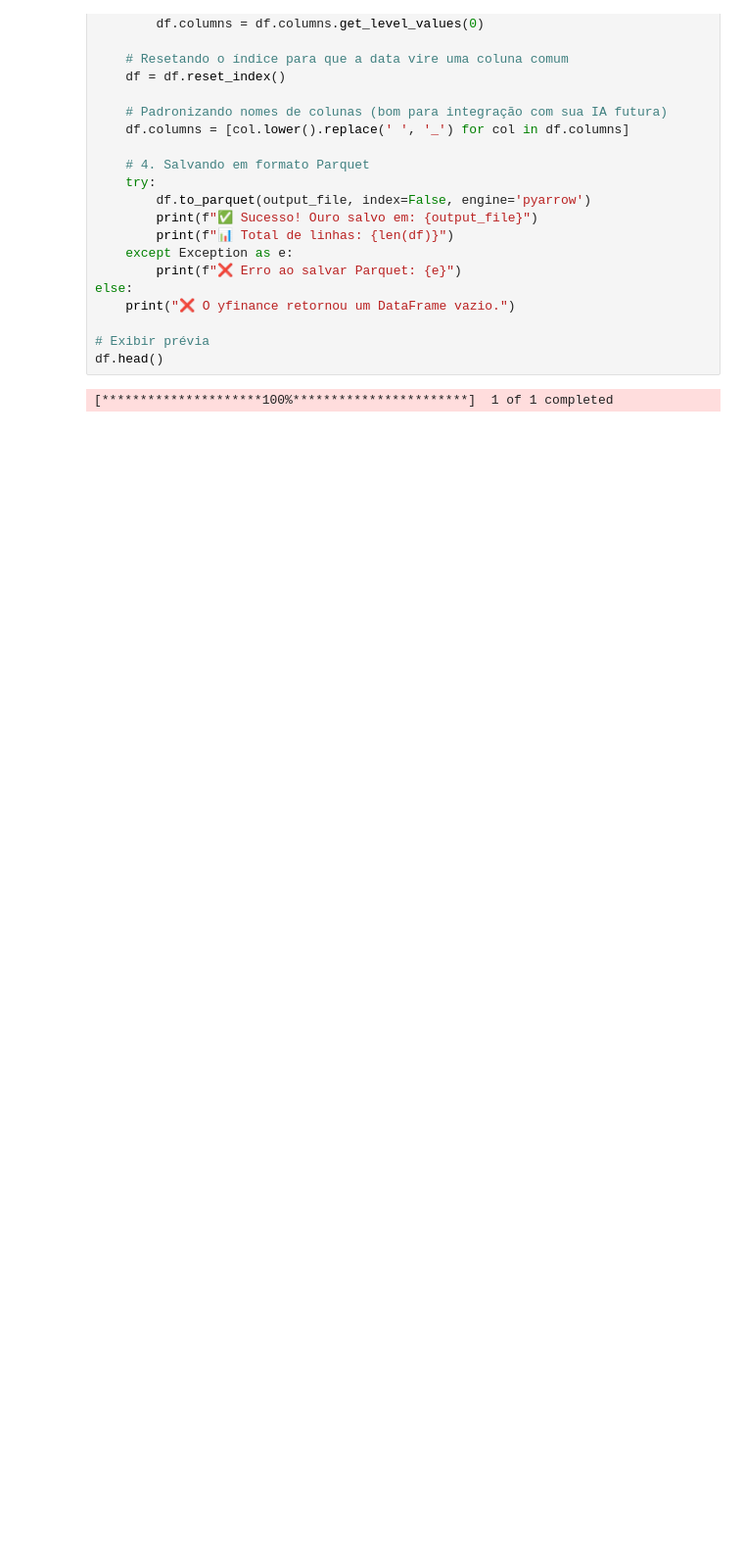
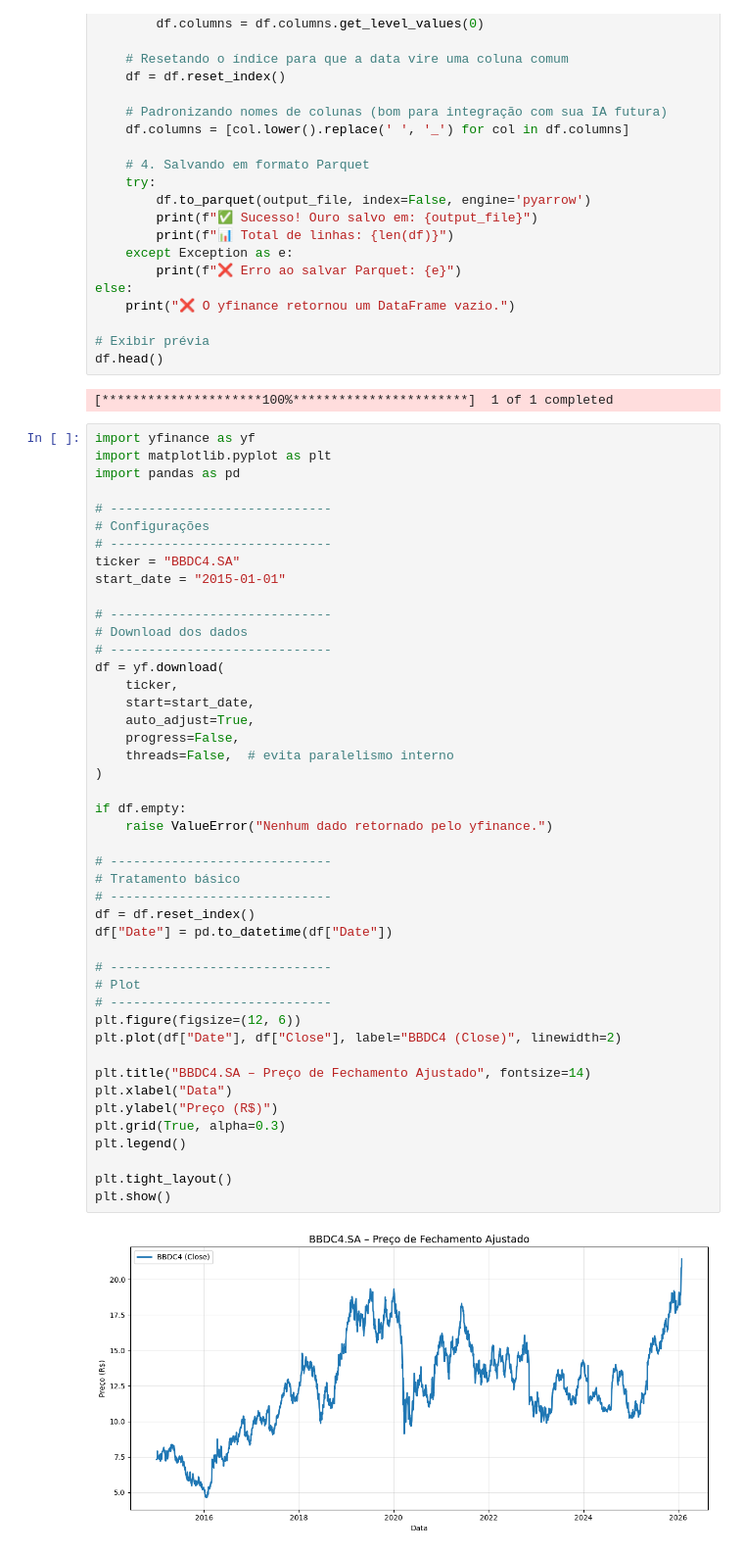
Before and after one commit to essington62/crypto-market-state, a Jupyter notebook: notebooks/load_yfinance.ipynb, the cells around one changed output. Shown at 98% size. Drawn from its saved outputs; the diff is of its cells as text; blank space fills up the shorter version.

```diff
--- a/notebooks/load_yfinance.ipynb
+++ b/notebooks/load_yfinance.ipynb
@@ -44,3 +44,50 @@ else:
 df.head()
 # %% [output]
 [*********************100%***********************]  1 of 1 completed
+# %%
+import yfinance as yf
+import matplotlib.pyplot as plt
+import pandas as pd
+
+# -----------------------------
+# Configurações
+# -----------------------------
+ticker = "BBDC4.SA"
+start_date = "2015-01-01"
+
+# -----------------------------
+# Download dos dados
+# -----------------------------
+df = yf.download(
+    ticker,
+    start=start_date,
+    auto_adjust=True,
+    progress=False,
+    threads=False,  # evita paralelismo interno
+)
+
+if df.empty:
+    raise ValueError("Nenhum dado retornado pelo yfinance.")
+
+# -----------------------------
+# Tratamento básico
+# -----------------------------
+df = df.reset_index()
+df["Date"] = pd.to_datetime(df["Date"])
+
+# -----------------------------
+# Plot
+# -----------------------------
+plt.figure(figsize=(12, 6))
+plt.plot(df["Date"], df["Close"], label="BBDC4 (Close)", linewidth=2)
+
+plt.title("BBDC4.SA – Preço de Fechamento Ajustado", fontsize=14)
+plt.xlabel("Data")
+plt.ylabel("Preço (R$)")
+plt.grid(True, alpha=0.3)
+plt.legend()
+
+plt.tight_layout()
+plt.show()
+# %% [output]
+[figure, added]
```
Also changed, not shown: parts of 1 cell of this notebook, 10 other files.
